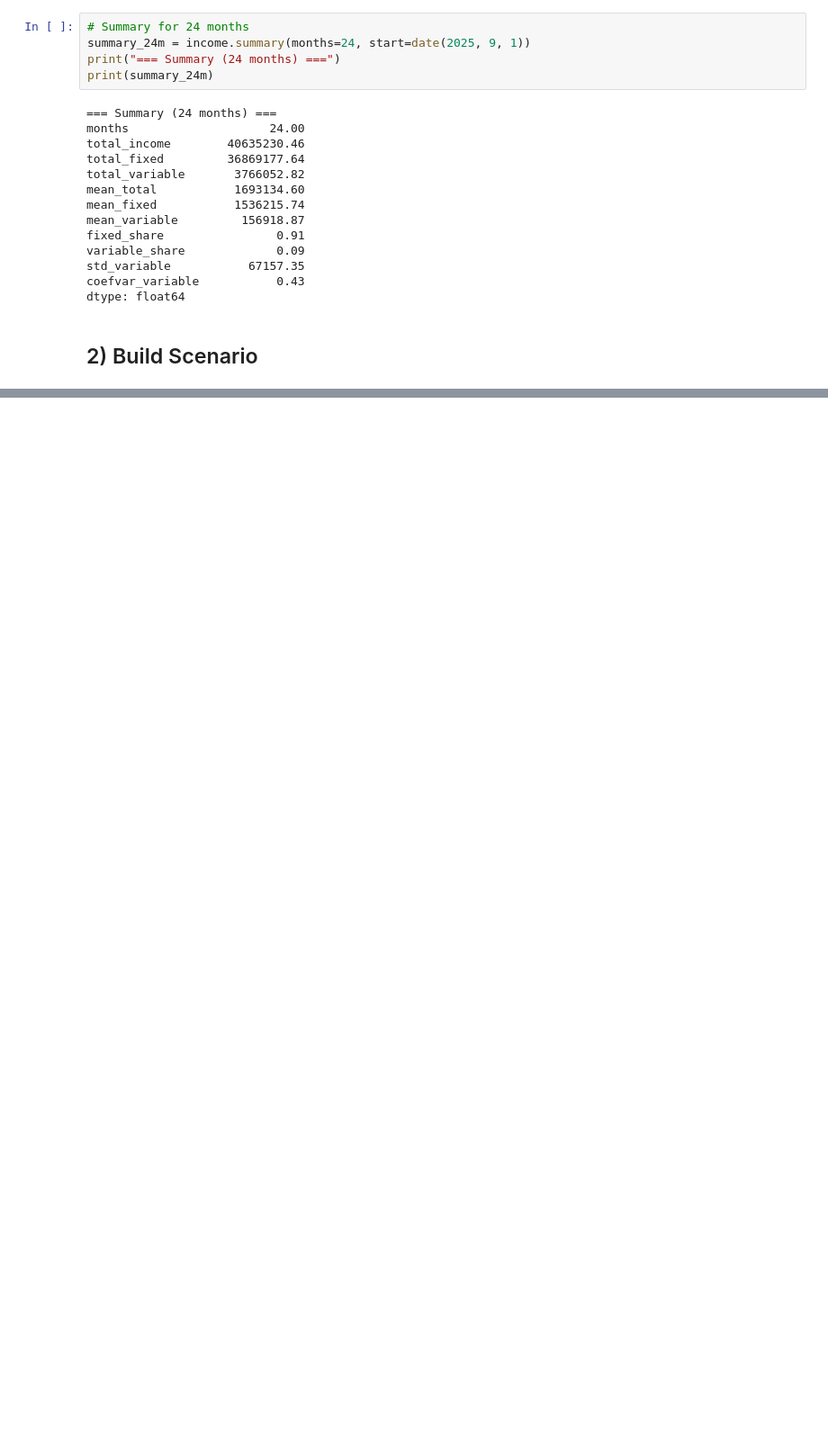
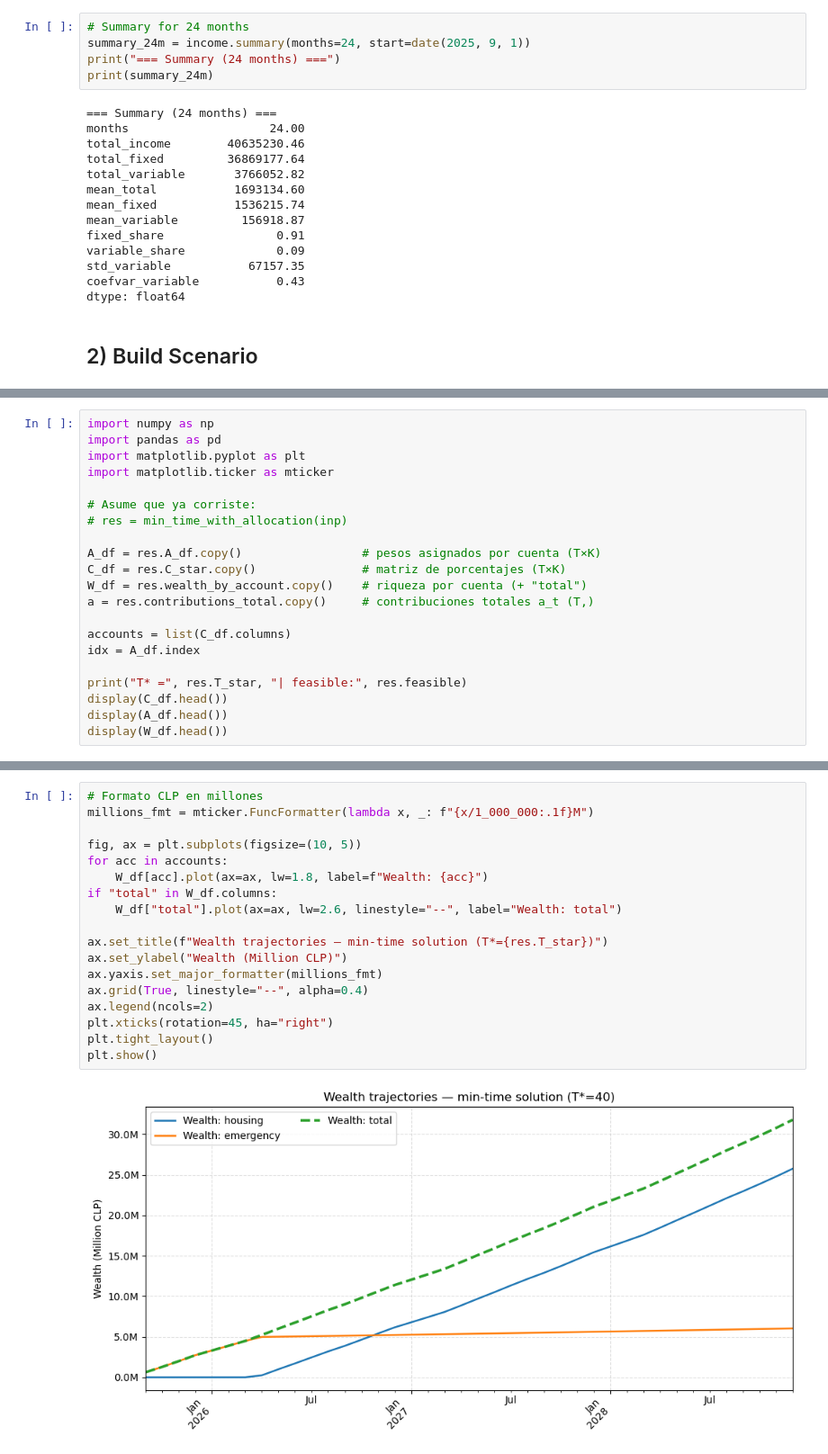
Before and after one commit to mfourier/fin-opt, a Jupyter notebook: notebooks/simulation.ipynb, the cells around one changed output, grey strips where cells are left out. Shown: that part at 90% size. Drawn from its saved outputs; the diff is of its cells as text; blank space fills up the shorter version.

```diff
--- a/notebooks/simulation.ipynb
+++ b/notebooks/simulation.ipynb
@@ -173,0 +259,21 @@ plot_scenarios({"base": res_base, "optimistic": res_opt, "pessimistic": res_pes}
+# %%
+import numpy as np
+import pandas as pd
+import matplotlib.pyplot as plt
+import matplotlib.ticker as mticker
+
+# Asume que ya corriste:
+# res = min_time_with_allocation(inp)
+
+A_df = res.A_df.copy()                 # pesos asignados por cuenta (T×K)
+C_df = res.C_star.copy()               # matriz de porcentajes (T×K)
+W_df = res.wealth_by_account.copy()    # riqueza por cuenta (+ "total")
+a = res.contributions_total.copy()     # contribuciones totales a_t (T,)
+
+accounts = list(C_df.columns)
+idx = A_df.index
+
+print("T* =", res.T_star, "| feasible:", res.feasible)
+display(C_df.head())
+display(A_df.head())
+display(W_df.head())
@@ -173,0 +300,20 @@ plot_scenarios({"base": res_base, "optimistic": res_opt, "pessimistic": res_pes}
+# %%
+# Formato CLP en millones
+millions_fmt = mticker.FuncFormatter(lambda x, _: f"{x/1_000_000:.1f}M")
+
+fig, ax = plt.subplots(figsize=(10, 5))
+for acc in accounts:
+    W_df[acc].plot(ax=ax, lw=1.8, label=f"Wealth: {acc}")
+if "total" in W_df.columns:
+    W_df["total"].plot(ax=ax, lw=2.6, linestyle="--", label="Wealth: total")
+
+ax.set_title(f"Wealth trajectories — min-time solution (T*={res.T_star})")
+ax.set_ylabel("Wealth (Million CLP)")
+ax.yaxis.set_major_formatter(millions_fmt)
+ax.grid(True, linestyle="--", alpha=0.4)
+ax.legend(ncols=2)
+plt.xticks(rotation=45, ha="right")
+plt.tight_layout()
+plt.show()
+# %% [output]
+[figure, added]
```
Also changed, not shown: parts of 13 cells of this notebook, 4 other files.
